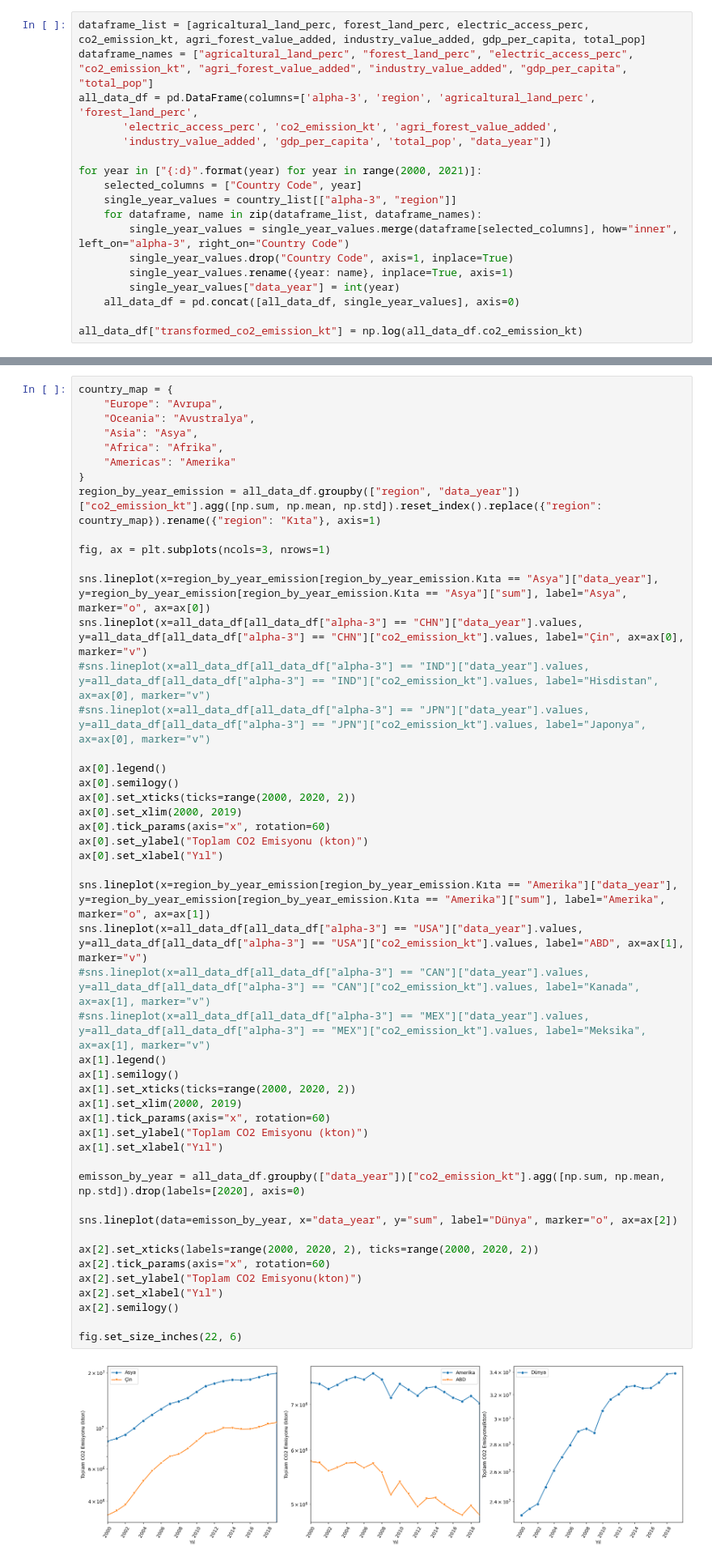
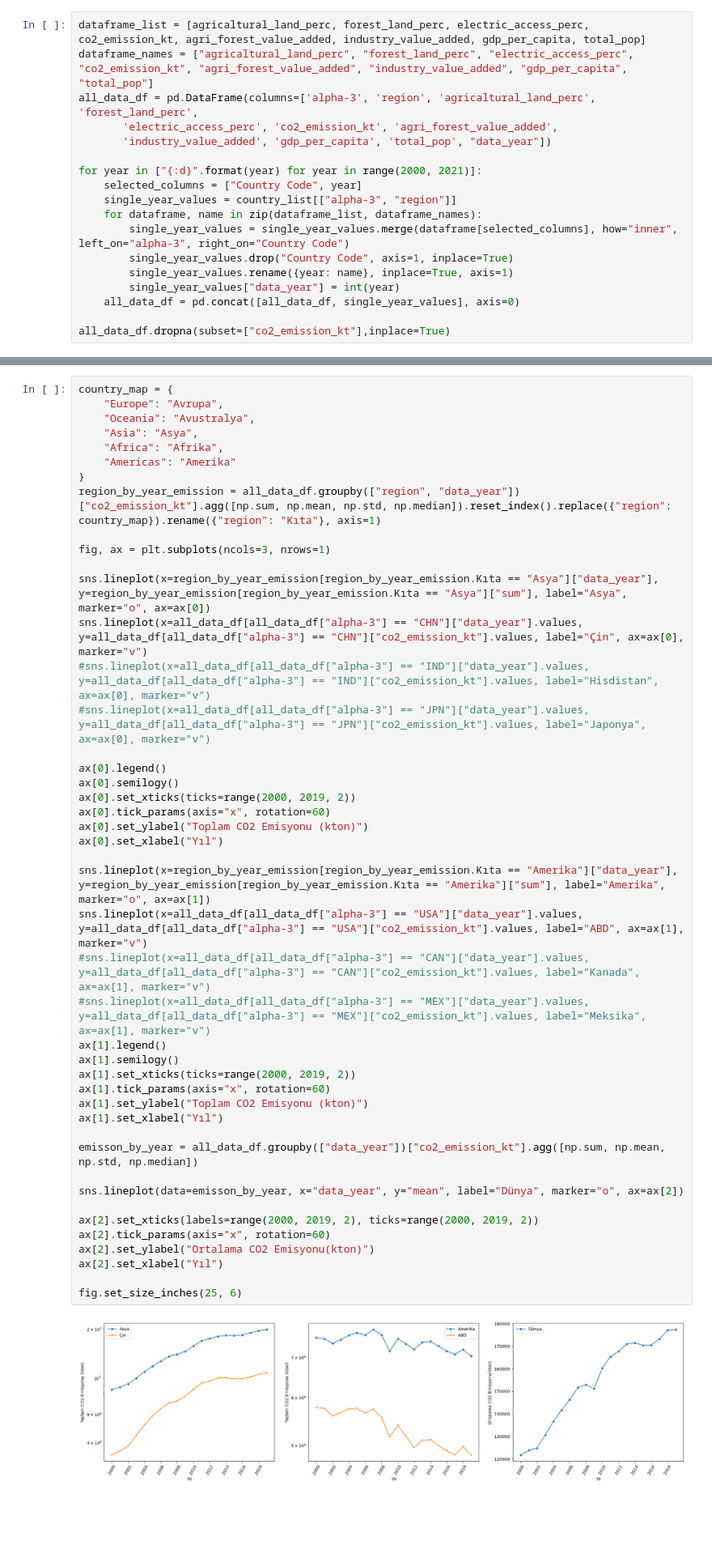
Before and after one commit to TunahanKanbak/VBM655, a Jupyter notebook: main.ipynb, the cells around one changed output, grey strips where cells are left out. Shown at 81% size. Drawn from its saved outputs; the diff is of its cells as text; blank space fills up the shorter version.

```diff
--- a/main.ipynb
+++ b/main.ipynb
@@ -84,4 +84,4 @@ for year in ["{:d}".format(year) for year in range(2000, 2021)]:
         single_year_values["data_year"] = int(year)
     all_data_df = pd.concat([all_data_df, single_year_values], axis=0)
 
-all_data_df["transformed_co2_emission_kt"] = np.log(all_data_df.co2_emission_kt)
+all_data_df.dropna(subset=["co2_emission_kt"],inplace=True)
@@ -236,48 +387,45 @@ country_map = {
     "Africa": "Afrika",
     "Americas": "Amerika"
 }
-region_by_year_emission = all_data_df.groupby(["region", "data_year"])["co2_emission_kt"].agg([np.sum, np.mean, np.std]).reset_index().replace({"region": country_map}).rename({"region": "Kıta"}, axis=1)
+region_by_year_emission = all_data_df.groupby(["region", "data_year"])["co2_emission_kt"].agg([np.sum, np.mean, np.std, np.median]).reset_index().replace({"region": country_map}).rename({"region": "Kıta"}, axis=1)
 
 fig, ax = plt.subplots(ncols=3, nrows=1)
 
 sns.lineplot(x=region_by_year_emission[region_by_year_emission.Kıta == "Asya"]["data_year"], y=region_by_year_emission[region_by_year_emission.Kıta == "Asya"]["sum"], label="Asya", marker="o", ax=ax[0])
 sns.lineplot(x=all_data_df[all_data_df["alpha-3"] == "CHN"]["data_year"].values, y=all_data_df[all_data_df["alpha-3"] == "CHN"]["co2_emission_kt"].values, label="Çin", ax=ax[0], marker="v")
 #sns.lineplot(x=all_data_df[all_data_df["alpha-3"] == "IND"]["data_year"].values, y=all_data_df[all_data_df["alpha-3"] == "IND"]["co2_emission_kt"].values, label="Hisdistan", ax=ax[0], marker="v")
 #sns.lineplot(x=all_data_df[all_data_df["alpha-3"] == "JPN"]["data_year"].values, y=all_data_df[all_data_df["alpha-3"] == "JPN"]["co2_emission_kt"].values, label="Japonya", ax=ax[0], marker="v")
 
 ax[0].legend()
 ax[0].semilogy()
-ax[0].set_xticks(ticks=range(2000, 2020, 2))
-ax[0].set_xlim(2000, 2019)
+ax[0].set_xticks(ticks=range(2000, 2019, 2))
 ax[0].tick_params(axis="x", rotation=60)
 ax[0].set_ylabel("Toplam CO2 Emisyonu (kton)")
 ax[0].set_xlabel("Yıl")
 
 sns.lineplot(x=region_by_year_emission[region_by_year_emission.Kıta == "Amerika"]["data_year"], y=region_by_year_emission[region_by_year_emission.Kıta == "Amerika"]["sum"], label="Amerika", marker="o", ax=ax[1])
 sns.lineplot(x=all_data_df[all_data_df["alpha-3"] == "USA"]["data_year"].values, y=all_data_df[all_data_df["alpha-3"] == "USA"]["co2_emission_kt"].values, label="ABD", ax=ax[1], marker="v")
 #sns.lineplot(x=all_data_df[all_data_df["alpha-3"] == "CAN"]["data_year"].values, y=all_data_df[all_data_df["alpha-3"] == "CAN"]["co2_emission_kt"].values, label="Kanada", ax=ax[1], marker="v")
 #sns.lineplot(x=all_data_df[all_data_df["alpha-3"] == "MEX"]["data_year"].values, y=all_data_df[all_data_df["alpha-3"] == "MEX"]["co2_emission_kt"].values, label="Meksika", ax=ax[1], marker="v")
 ax[1].legend()
 ax[1].semilogy()
-ax[1].set_xticks(ticks=range(2000, 2020, 2))
-ax[1].set_xlim(2000, 2019)
+ax[1].set_xticks(ticks=range(2000, 2019, 2))
 ax[1].tick_params(axis="x", rotation=60)
 ax[1].set_ylabel("Toplam CO2 Emisyonu (kton)")
 ax[1].set_xlabel("Yıl")
 
-emisson_by_year = all_data_df.groupby(["data_year"])["co2_emission_kt"].agg([np.sum, np.mean, np.std]).drop(labels=[2020], axis=0)
+emisson_by_year = all_data_df.groupby(["data_year"])["co2_emission_kt"].agg([np.sum, np.mean, np.std, np.median])
 
-sns.lineplot(data=emisson_by_year, x="data_year", y="sum", label="Dünya", marker="o", ax=ax[2])
+sns.lineplot(data=emisson_by_year, x="data_year", y="mean", label="Dünya", marker="o", ax=ax[2])
 
-ax[2].set_xticks(labels=range(2000, 2020, 2), ticks=range(2000, 2020, 2))
+ax[2].set_xticks(labels=range(2000, 2019, 2), ticks=range(2000, 2019, 2))
 ax[2].tick_params(axis="x", rotation=60)
-ax[2].set_ylabel("Toplam CO2 Emisyonu(kton)")
+ax[2].set_ylabel("Ortalama CO2 Emisyonu(kton)")
 ax[2].set_xlabel("Yıl")
-ax[2].semilogy()
 
-fig.set_size_inches(22, 6)
+fig.set_size_inches(25, 6)
 # %% [output]
-[figure, old version]
+[figure, new version]
 # %%
 df = all_data_df.drop(labels=["alpha-3", "region", "data_year"], axis=1).dropna()
 
```
Also changed, not shown: parts of 15 cells of this notebook.
